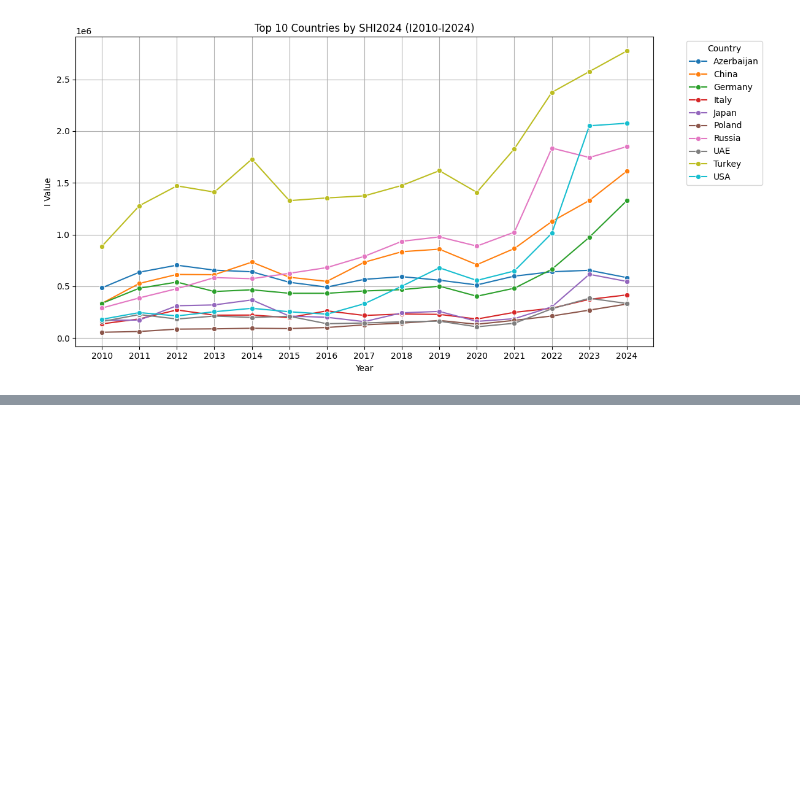
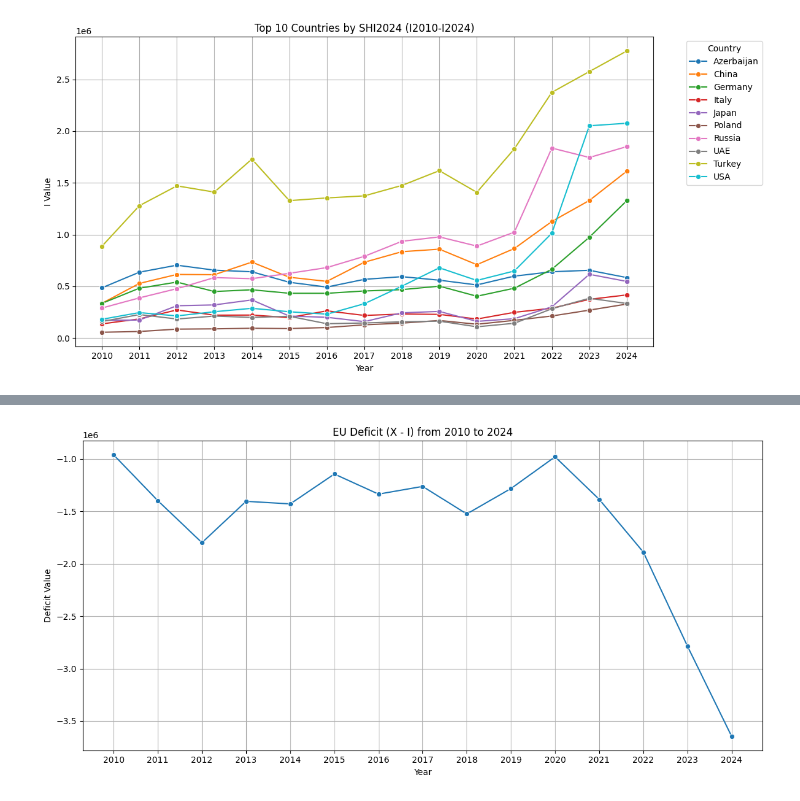
Before and after one commit to GuramL/International-Trade, a Jupyter notebook: Code.ipynb, the cells around one changed output, grey strips where cells are left out. Saved outputs shown, nothing was run; the diff lists cells and outputs as text; code cells hidden in the pictures; blank space fills up the shorter version.

```diff
--- a/Code.ipynb
+++ b/Code.ipynb
@@ -215,0 +292,22 @@ plt.savefig('EU_I.png')
+# %%
+# Merge the X and I data for the EU on the Year column
+eu_deficit = pd.merge(eu_melted_x, eu_melted_i, on='Year', suffixes=('_X', '_I'))
+
+# Calculate the deficit (X - I) for each year
+eu_deficit['Deficit'] = eu_deficit['Value_X'] - eu_deficit['Value_I']
+
+# Prepare data for plotting
+eu_deficit_plot = eu_deficit[['Year', 'Deficit']]
+
+# Plot the deficit data
+plt.figure(figsize=(12, 6))
+sns.lineplot(data=eu_deficit_plot, x='Year', y='Deficit', marker='o')
+plt.title('EU Deficit (X - I) from 2010 to 2024')
+plt.xlabel('Year')
+plt.ylabel('Deficit Value')
+plt.xticks(np.arange(2010, 2025, 1))
+plt.grid()
+plt.tight_layout()
+plt.show()
+# %% [output]
+[figure, added]
```
Also changed, not shown: parts of 4 cells of this notebook, 5 other files.
